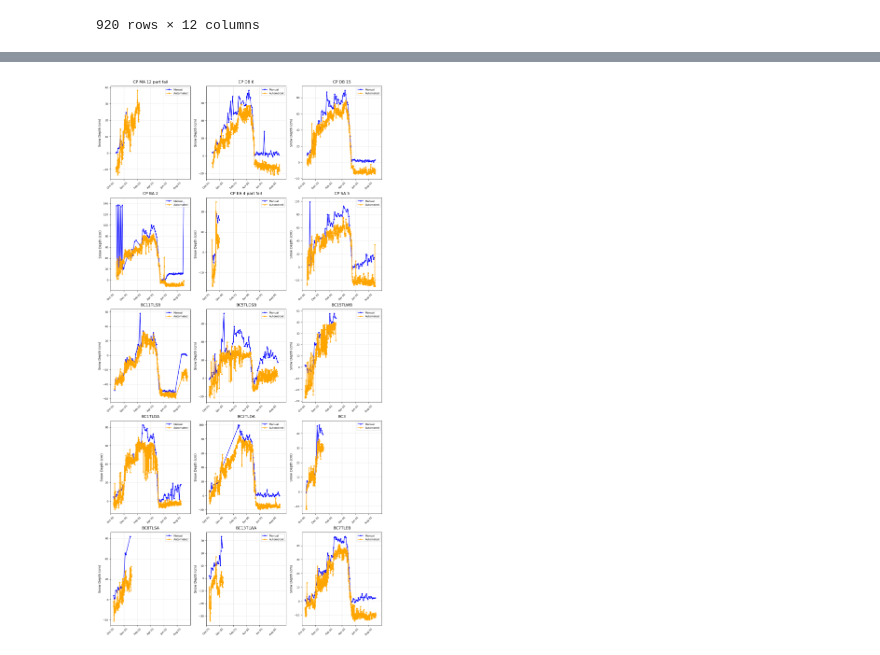
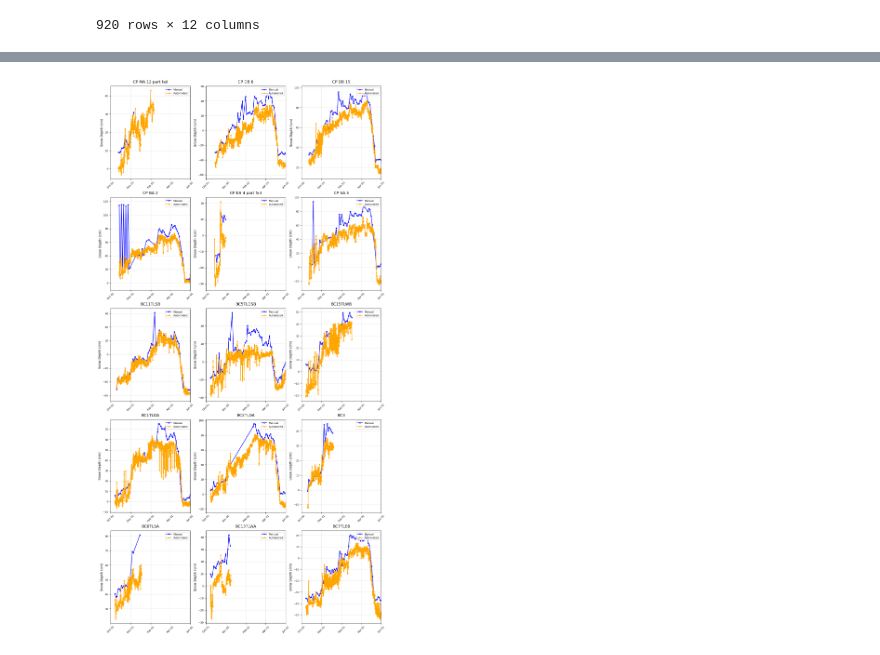
Before and after one commit to catherine-m-breen/snowpoles, a Jupyter notebook: make_timeseries.ipynb, the cells around one changed output, grey strips where cells are left out. Saved outputs shown, nothing was run; the diff lists cells and outputs as text; code cells hidden in the pictures.

```diff
--- a/make_timeseries.ipynb
+++ b/make_timeseries.ipynb
@@ -12,10 +12,8 @@ manual = pd.read_csv('/Users/cmbreen/Documents/snow/alaska_dataset/all_images/la
 automated = pd.read_csv('/Users/cmbreen/code/snowpoles/models/trained_alaska_cnn_allpoles_camembed_lr1e4/predictions/results.csv')
 
 ## metadata for reference
-#metadata = pd.read_csv('/Users/cmbreen/Documents/snow/alaska_dataset/all_images/pole_metadata.csv')
+metadata = pd.read_csv('/Users/cmbreen/Documents/snow/alaska_dataset/all_images/pole_metadata.csv')
 #metadata2 = pd.read_csv('/Users/cmbreen/Documents/snow/alaska_dataset/all_images/snowfree_photos/BC_final_448/pole_metadata2_BC.csv')
-
-metadata =
 # %%
 ##
 unique_cameras = pd.unique(manual['cameraID'])
@@ -45,8 +59,16 @@ manual
 # %%
-print(metadata2.head())
-metadata2_fullpolepx = dict(zip(metadata2['camera_id'], metadata2['first_pole_length_px']))
-metadata2_fullpolecm = dict(zip(metadata2['camera_id'], metadata2['pole_length_cm']))
-metadata2_conversion = dict(zip(metadata2['camera_id'], metadata2['pixel_cm_conversion']))
+# print(metadata2.head())
+# metadata2_fullpolepx = dict(zip(metadata2['camera_id'], metadata2['first_pole_length_px']))
+# metadata2_fullpolecm = dict(zip(metadata2['camera_id'], metadata2['pole_length_cm']))
+# metadata2_conversion = dict(zip(metadata2['camera_id'], metadata2['pixel_cm_conversion']))
+
+# print(metadata2_fullpolecm)
+# print(metadata2_fullpolepx)
+# print(metadata2_conversion)
+
+metadata2_fullpolepx = dict(zip(metadata['camera_id'], metadata['first_pole_length_px']))
+metadata2_fullpolecm = dict(zip(metadata['camera_id'], metadata['pole_length_cm']))
+metadata2_conversion = dict(zip(metadata['camera_id'], metadata['pixel_cm_conversion']))
 
 print(metadata2_fullpolecm)
 print(metadata2_fullpolepx)
@@ -121,16 +130,23 @@ automated
 manual['datetime'] = pd.to_datetime(manual['datetime'])
 automated['datetime'] = pd.to_datetime(automated['datetime'])
 
+# Define the date range
+start_date = '2022-10-01'
+end_date = '2023-06-01'
+
+# Filter the dataframes
+manual_filtered = manual[(manual['datetime'] >= start_date) & (manual['datetime'] <= end_date)]
+automated_filtered = automated[(automated['datetime'] >= start_date) & (automated['datetime'] <= end_date)]
+
 # Define x-axis limits and tick locations
 x_min = datetime(2022, 10, 1)
-x_max = datetime(2023, 9, 30)
+x_max = datetime(2023, 6, 1)
 tick_dates = [
     datetime(2022, 10, 1),
     datetime(2022, 12, 1),
     datetime(2023, 2, 1),
     datetime(2023, 4, 1),
-    datetime(2023, 6, 1),
-    datetime(2023, 8, 1)
+    datetime(2023, 6, 1)
 ]
 
 
@@ -140,32 +156,32 @@ axes_flat = axes.flatten() # flatten axes for easier indexign
 # Plot each camera's data
 for i, camera_id in enumerate(unique_cameras):
     camera_dataM = manual[manual['cameraID'] == camera_id].sort_values('datetime')
     camera_dataA = automated[automated['camera_id'] == camera_id].sort_values('datetime')
 
 
     # Plot on the corresponding subplot
     ax = axes_flat[i]
     ax.plot(camera_dataM['datetime'], camera_dataM['SnowDepths2'],
             color='blue', linewidth=1.5, marker='o', markersize=3, label='Manual')
     ax.plot(camera_dataA['datetime'], camera_dataA['snow_depth2'],
             color='orange', linewidth=1.5, marker='o', markersize=3, label='Automated')
 
     # Customize subplot
     ax.set_title(f'{camera_id}', fontsize=12, pad=10)
     ax.set_xlabel('', fontsize=10)
     ax.set_ylabel('Snow Depth (cm)', fontsize=10)
     ax.grid(True, color='lightgrey', linestyle='-', linewidth=0.5)
     ax.set_facecolor('white')
     ax.set_axisbelow(True)
     #ax.set_ylim(0, 140)
     ax.set_xlim(x_min, x_max)
     ax.set_xticks(tick_dates)
     ax.xaxis.set_major_formatter(mdates.DateFormatter('%b %d'))
     # Rotate x-axis labels for better readability
     ax.tick_params(axis='x', rotation=45, labelsize=8)
     ax.tick_params(axis='y', labelsize=8)
 
     ax.legend(loc='upper right', fontsize=8)
 # %% [output]
-[figure, old version]
+[figure, new version]
 # %%
```
Also changed, not shown: parts of 16 cells of this notebook, 50 other files.
